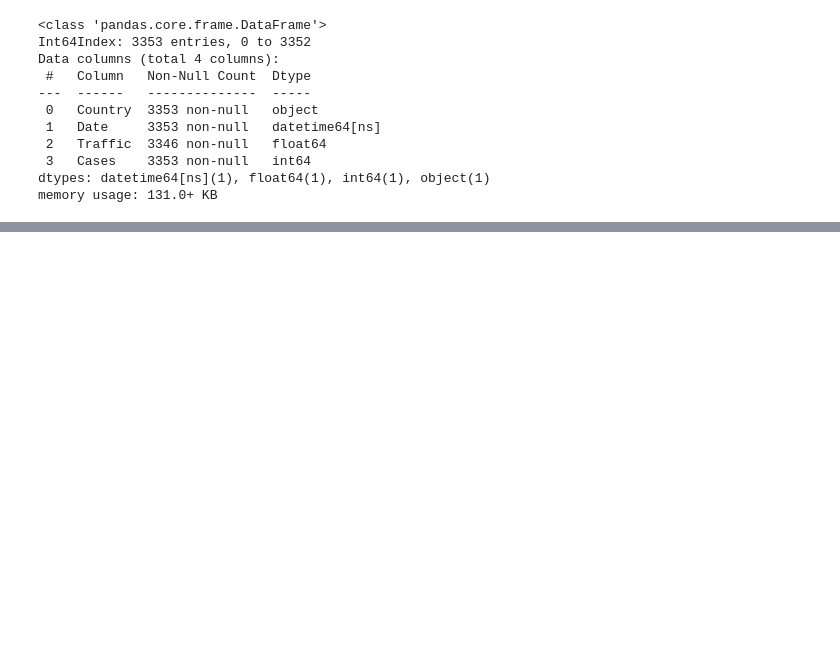
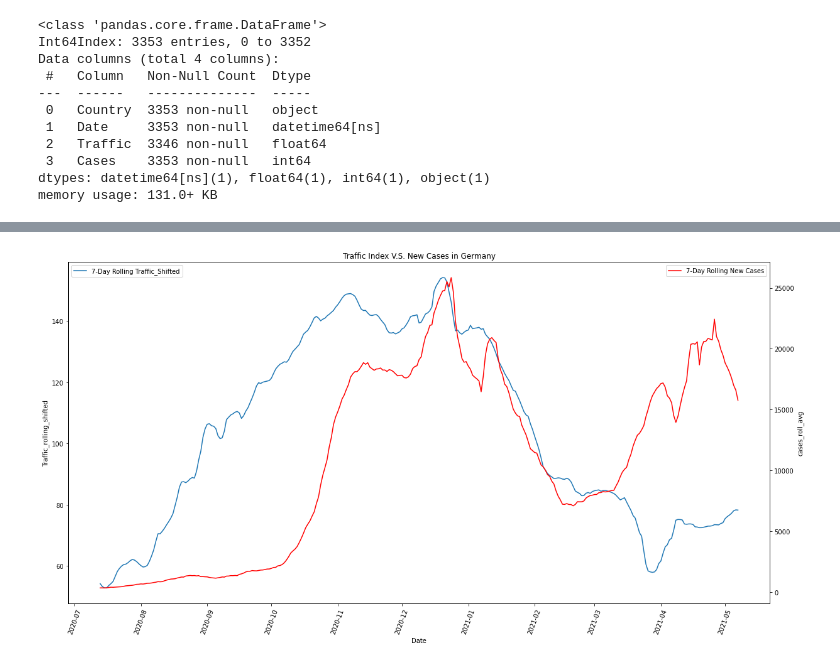
Before and after one commit to Wenjun-Mao/SIADS591_Project, a Jupyter notebook: Project591_Traffice_and_Covid.ipynb, the cells around one changed output, grey strips where cells are left out. Saved outputs shown, nothing was run; the diff lists cells and outputs as text; code cells hidden in the pictures; blank space fills up the shorter version.

```diff
--- a/Project591_Traffice_and_Covid.ipynb
+++ b/Project591_Traffice_and_Covid.ipynb
@@ -71,0 +179,28 @@ for country in finaldf['Country'].unique():
+# %%
+def plot_Traffic_VS_Cases(df, days2shift = 90, country = 'United States', show_original_traffic = False):
+
+    input_df = df[df['Country'] == country].reset_index().drop(columns=['index']).copy()
+
+    input_df['Traffic_rolling_shifted'] = input_df['traffic_roll_avg'].shift(periods = days2shift, fill_value = 0)
+
+    plot_shift = max(days2shift, 180)
+
+    df_plot = input_df[plot_shift:]
+
+    fig = plt.gcf()
+    fig.set_size_inches(20, 10)
+    ax = fig.add_subplot()
+    if show_original_traffic:
+        sns.lineplot(x=df_plot['Date'],y=df_plot['traffic_roll_avg'], ax=ax, label='7-Day Rolling Traffic', legend=False)
+    sns.lineplot(x=df_plot['Date'],y=df_plot['Traffic_rolling_shifted'], ax=ax, label='7-Day Rolling Traffic_Shifted', legend=False)
+    ax2 = ax.twinx()
+    sns.lineplot(x=df_plot['Date'],y=df_plot['cases_roll_avg'], ax=ax2, color='red', label = '7-Day Rolling New Cases', legend=False)
+
+    ax.set_title(f'Traffic Index V.S. New Cases in {country}')
+    plt.setp(ax.xaxis.get_majorticklabels(), rotation=70)
+    ax.legend(loc='upper left')
+    ax2.legend(loc = 'upper right')
+# %%
+plot_Traffic_VS_Cases(finaldf, country = 'Germany' ,show_original_traffic=False)
+# %% [output]
+[figure, added]
```
Also changed, not shown: parts of 13 cells of this notebook.
